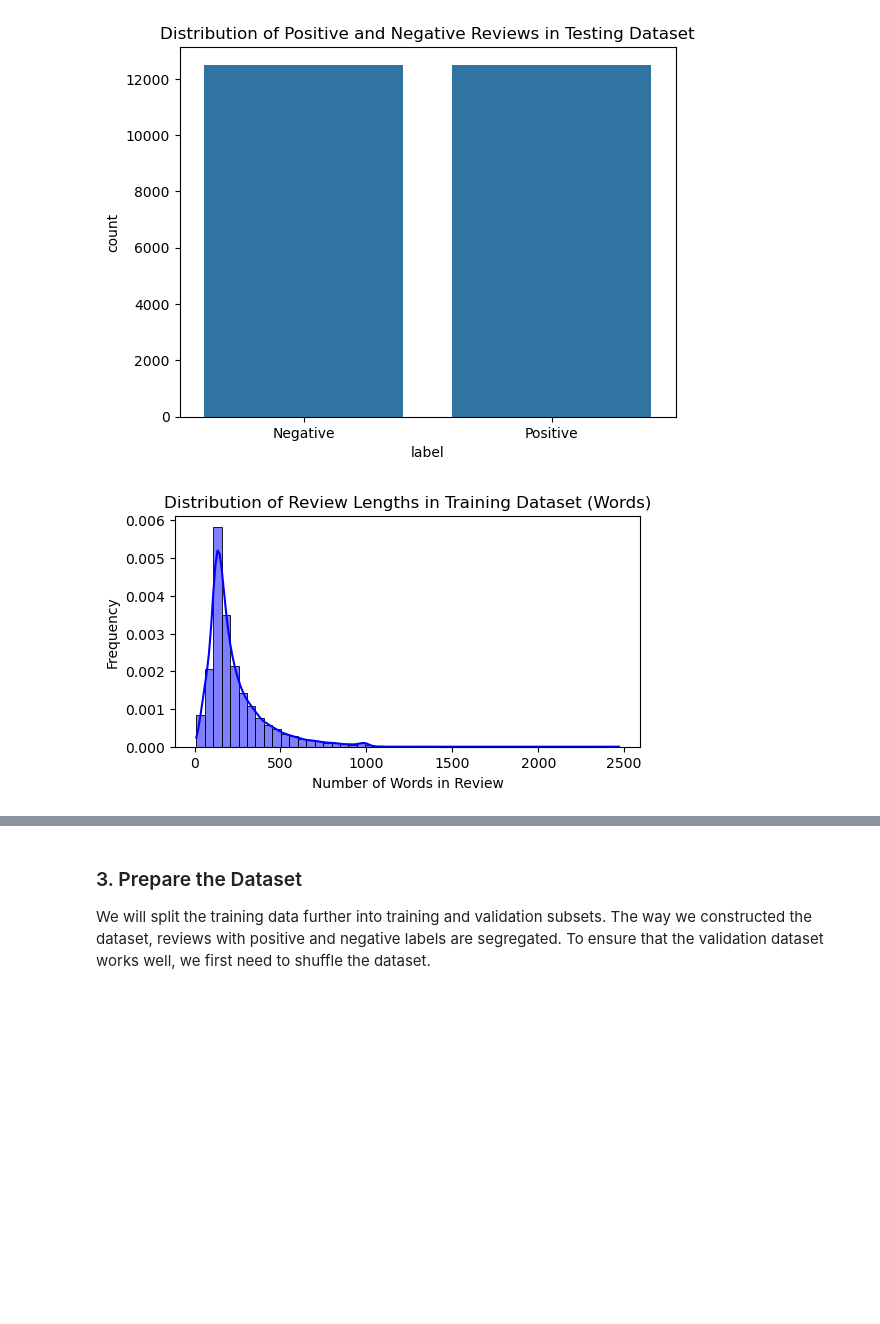
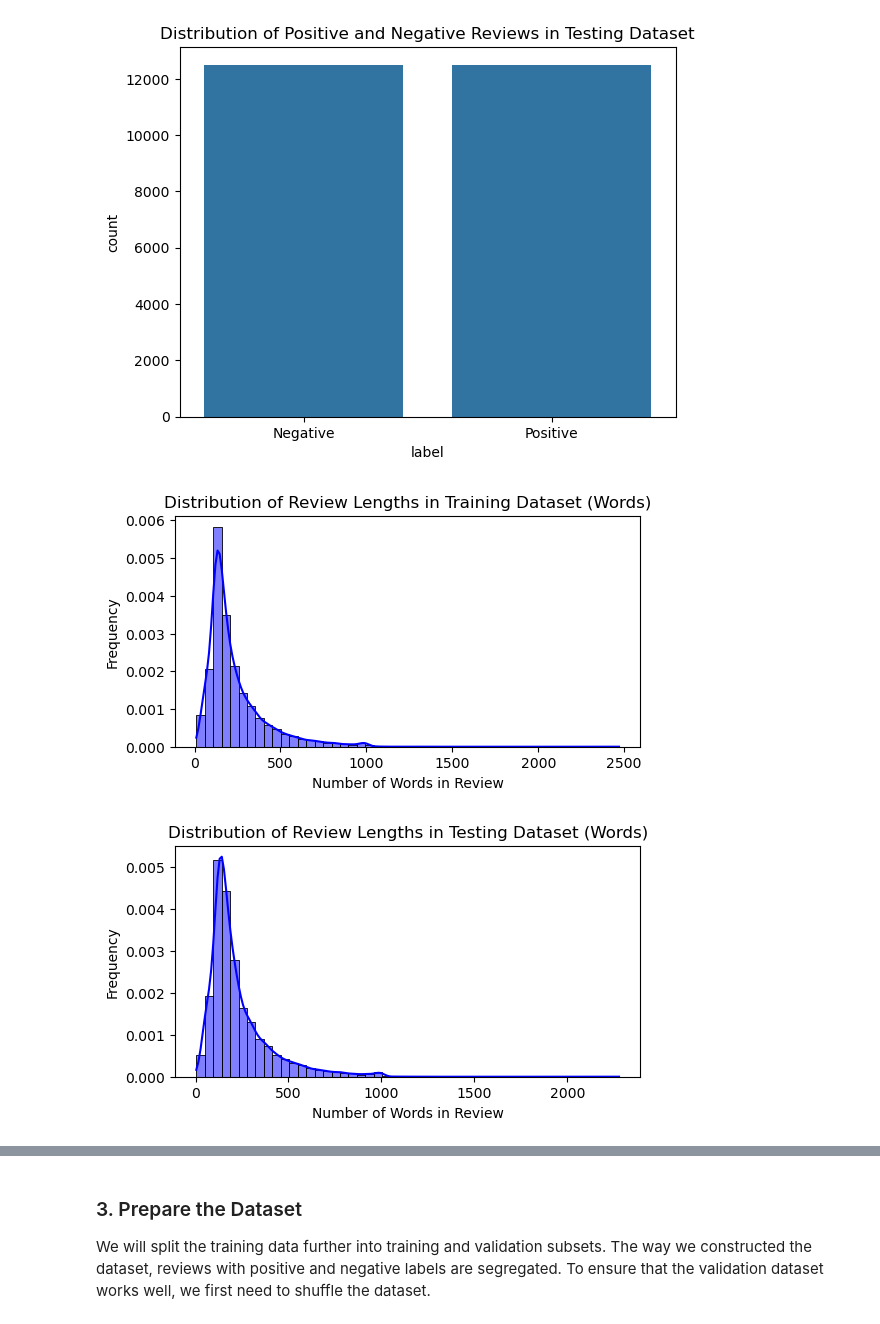
Before and after one commit to ashleydonohoe/SentimentScope_Starter, a Jupyter notebook: SentimentScope_starter.ipynb, the cells around one changed output, grey strips where cells are left out. Drawn from its saved outputs; the diff is of its cells as text; code cells hidden in the pictures; blank space fills up the shorter version.

Commit message:
refactored plot function for review length distribution

```diff
--- a/SentimentScope_starter.ipynb
+++ b/SentimentScope_starter.ipynb
@@ -264,18 +264,24 @@ plt.show()
 [figure]
 [figure]
 # %%
-# Compute and plot the distribution of review lengths in the training set in characters or words
+# Compute and plot the distribution of review lengths in the training set in words
 
-# Calculate the word count
-train_df['review_length'] = train_df['review'].apply(lambda x: len(x.split()))
+# Create a function to generate both histograms with less repetition
+def plot_review_length_distribution(df, dataset_name):
+    # Calculate the word count for the dataset
+    df['review_length'] = df['review'].apply(lambda x: len(x.split()))
 
-# Set up and display the histogram with a KDE overlay
-plt.figure(figsize=(6, 3))
+    # Set up and display the histogram with a KDE overlay
+    plt.figure(figsize=(6, 3))
 
-sns.histplot(train_df['review_length'], bins=50, stat='density', kde=True, alpha=0.5, color='blue')
-plt.title('Distribution of Review Lengths in Training Dataset (Words)')
-plt.xlabel('Number of Words in Review')
-plt.ylabel('Frequency')
-plt.show()
+    sns.histplot(df['review_length'], bins=50, stat='density', kde=True, alpha=0.5, color='blue')
+    plt.title(f'Distribution of Review Lengths in {dataset_name} Dataset (Words)')
+    plt.xlabel('Number of Words in Review')
+    plt.ylabel('Frequency')
+    plt.show()
+
+plot_review_length_distribution(train_df, 'Training')
+plot_review_length_distribution(test_df, 'Testing')
 # %% [output]
 [figure]
+[figure, added]
```
Also changed, not shown: parts of 2 cells of this notebook.
